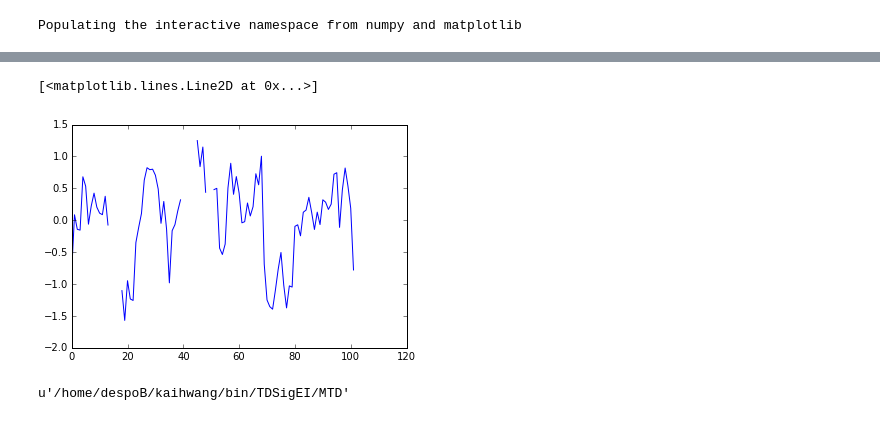
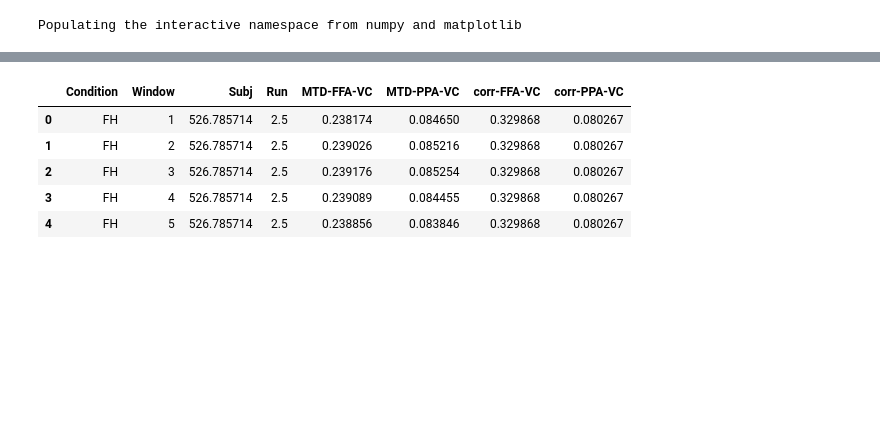
Before and after one commit to kaihwang/TDSigEI, a Jupyter notebook: MTD/Run_MTD.ipynb, the cells around one changed output, grey strips where cells are left out. Saved outputs shown, nothing was run; the diff lists cells and outputs as text; code cells hidden in the pictures; blank space fills up the shorter version.

```diff
--- a/MTD/Run_MTD.ipynb
+++ b/MTD/Run_MTD.ipynb
@@ -90,9 +55,15 @@ corr_df.groupby(['Condition','Subj']).mean().reset_index().to_csv('coupling.csv'
-# %%
-plt.plot(FFA_ts)
-# %% [output]
-[<matplotlib.lines.Line2D at 0x...>]
-[figure, removed]
-# %%
-pwd
-# %% [output]
-u'/home/despoB/kaihwang/bin/TDSigEI/MTD'
+# %%
+stat_df = corr_df.groupby(['Subj','Condition','Window']).mean().reset_index()
+#stat_df.head()
+
+mean_df = stat_df.groupby(['Condition','Window']).mean().reset_index()
+sem_df = stat_df.groupby(['Condition','Window']).sem().reset_index()
+mean_df.head()
+#sem_df.head()
+# %% [output]
+|  | Condition | Window | Subj | Run | MTD-FFA-VC | MTD-PPA-VC | corr-FFA-VC | corr-PPA-VC |
+| 0 | FH | 1 | 526.785714 | 2.5 | 0.238174 | 0.084650 | 0.329868 | 0.080267 |
+| 1 | FH | 2 | 526.785714 | 2.5 | 0.239026 | 0.085216 | 0.329868 | 0.080267 |
+| 2 | FH | 3 | 526.785714 | 2.5 | 0.239176 | 0.085254 | 0.329868 | 0.080267 |
+| 3 | FH | 4 | 526.785714 | 2.5 | 0.239089 | 0.084455 | 0.329868 | 0.080267 |
+| 4 | FH | 5 | 526.785714 | 2.5 | 0.238856 | 0.083846 | 0.329868 | 0.080267 |
```
Also changed, not shown: parts of 6 cells of this notebook, 1 other file.
